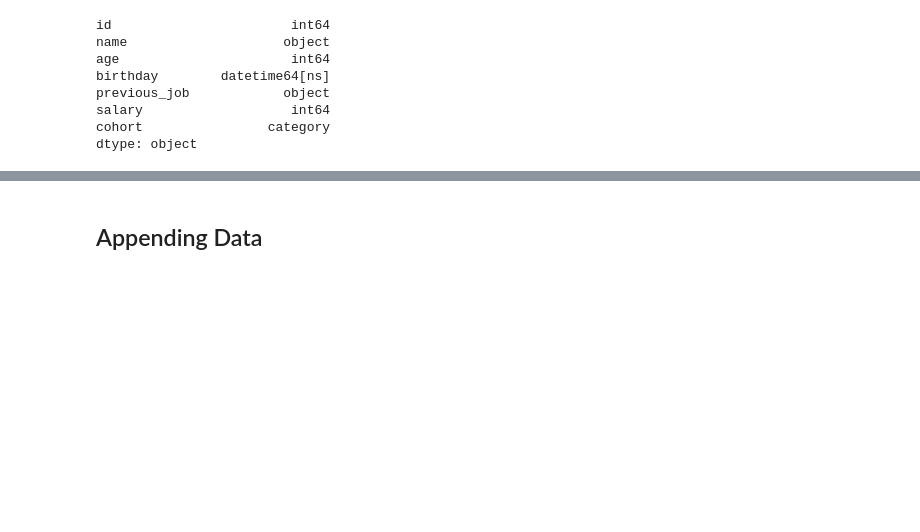
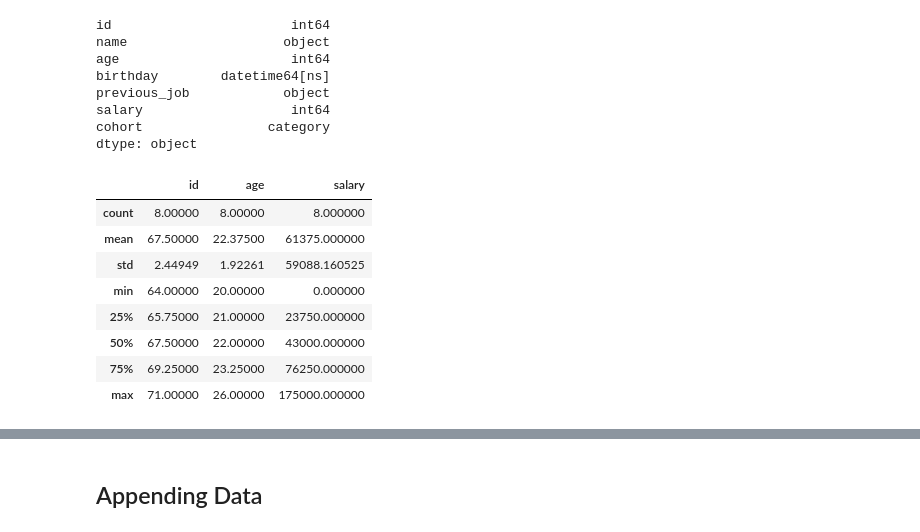
Before and after one commit to neteodorochavez/msds610-eda-pandas, a Jupyter notebook: EDA-Code.ipynb, the cells around one changed output, grey strips where cells are left out. Drawn from its saved outputs; the diff is of its cells as text; code cells hidden in the pictures; blank space fills up the shorter version.

```diff
--- a/EDA-Code.ipynb
+++ b/EDA-Code.ipynb
@@ -141,6 +153,18 @@ previous_job            object
 salary                   int64
 cohort                category
 dtype: object
+# %%
+df_student.describe()
+# %% [output]
+|  | id | age | salary |
+| count | 8.00000 | 8.00000 | 8.000000 |
+| mean | 67.50000 | 22.37500 | 61375.000000 |
+| std | 2.44949 | 1.92261 | 59088.160525 |
+| min | 64.00000 | 20.00000 | 0.000000 |
+| 25% | 65.75000 | 21.00000 | 23750.000000 |
+| 50% | 67.50000 | 22.00000 | 43000.000000 |
+| 75% | 69.25000 | 23.25000 | 76250.000000 |
+| max | 71.00000 | 26.00000 | 175000.000000 |
 # %%
 df_student['previous_job'] = df_student['previous_job'].fillna('student')
 df_student['salary'] = df_student['salary'].fillna(0)
```
Also changed, not shown: parts of 4 cells of this notebook, 5 other files.
